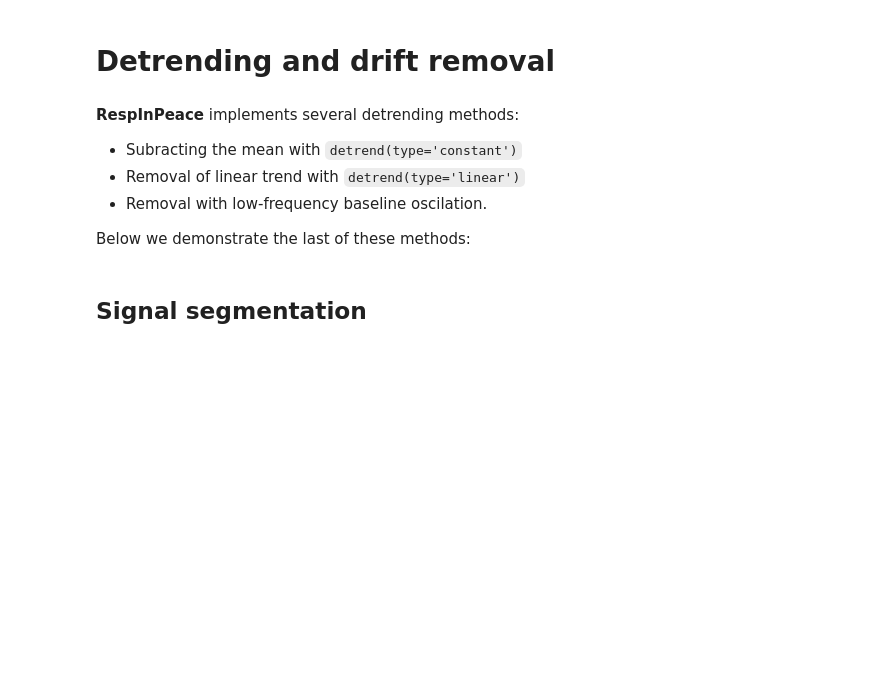
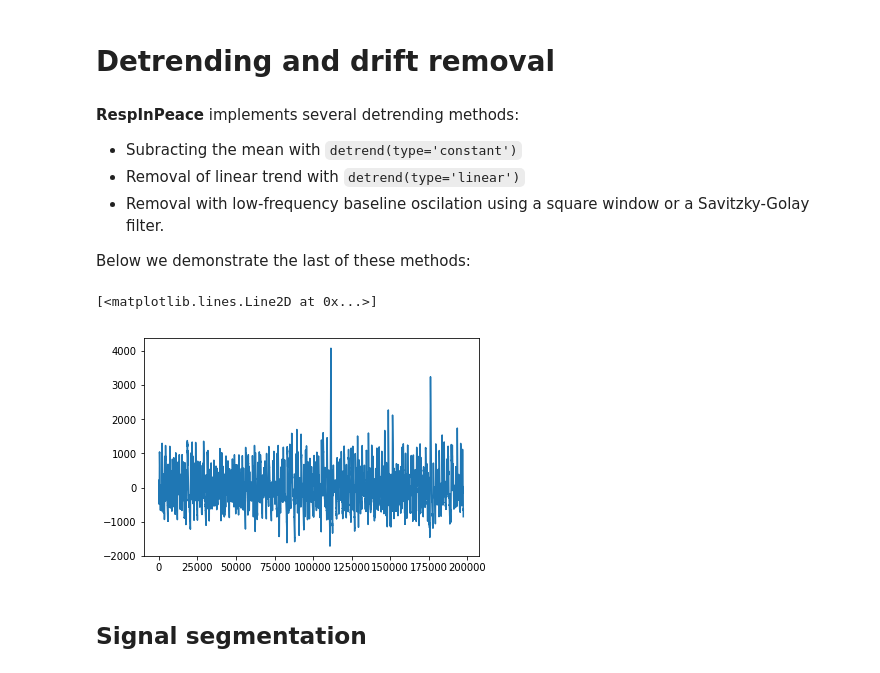
Before and after one commit to mwlodarczak/RespInPeace, a Jupyter notebook: examples/demo.ipynb, the cells around one changed output. Drawn from its saved outputs; the diff is of its cells as text; code cells hidden in the pictures; blank space fills up the shorter version.

Commit message:
Add baseline removal using a Savitzky-Golay filter.

```diff
--- a/examples/demo.ipynb
+++ b/examples/demo.ipynb
@@ -52,12 +80,15 @@ for i, samp in enumerate(resp):
 **RespInPeace** implements several detrending methods:
 - Subracting the mean with `detrend(type='constant')`
 - Removal of linear trend with `detrend(type='linear')`
-- Removal with low-frequency baseline oscilation.
+- Removal with low-frequency baseline oscilation using a square window or a Savitzky-Golay filter.
 
 Below we demonstrate the last of these methods:
 # %%
-resp.remove_baseline()
+resp.remove_baseline_savgol(win_len=60)
 plt.plot(resp.resp)
+# %% [output]
+[<matplotlib.lines.Line2D at 0x...>]
+[figure, added]
 # %% [markdown]
 ## Signal segmentation
 # %% [markdown]
```
Also changed, not shown: parts of 23 cells of this notebook, 1 other file.
